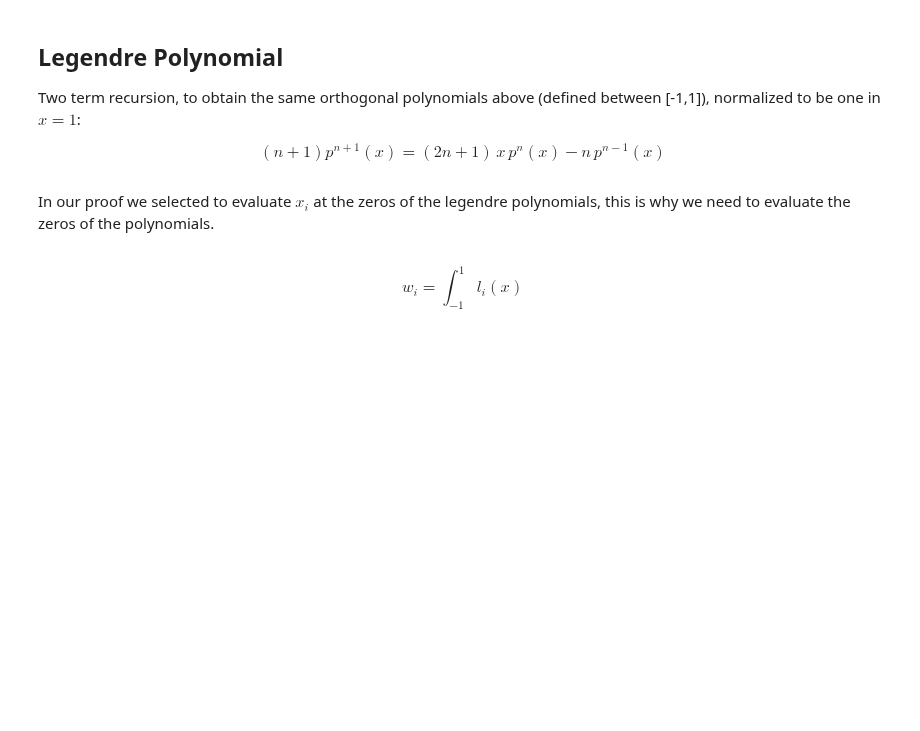
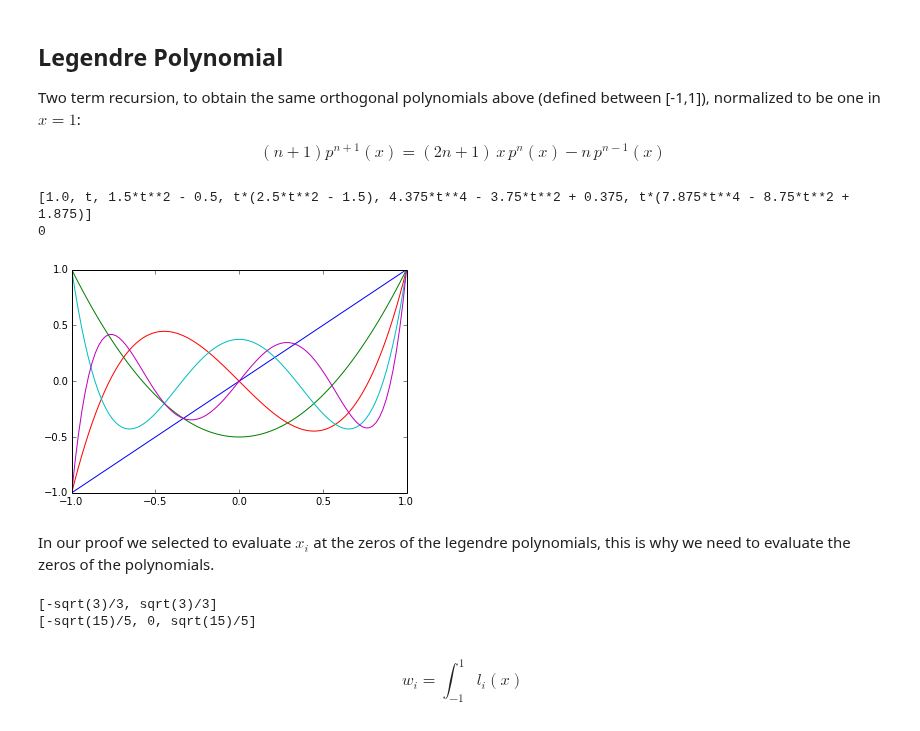
Before and after one commit to sissa/P1.4_seed, a Jupyter notebook: python-lectures/04_best_approximation.ipynb, the cells around one changed output. Saved outputs shown, nothing was run; the diff lists cells and outputs as text; code cells hidden in the pictures; blank space fills up the shorter version.

```diff
--- a/python-lectures/04_best_approximation.ipynb
+++ b/python-lectures/04_best_approximation.ipynb
@@ -116,8 +161,50 @@ Two term recursion, to obtain the same orthogonal polynomials above (defined bet
 $$
 (n+1) p^{n+1}(x) = (2n+1)\, x\, p^n(x) - n\, p^{n-1}(x)
 $$
+# %%
+Pn = [1.,t]
+
+#Pn = [1.,x, ((2*n+1)*x*Pn[n] - n*Pn[n-1])/(n+1.) for n in range(1,2)]
+
+for n in range(1,5):
+    pn1 = ((2*n+1)*t*Pn[n] - n*Pn[n-1])/(n+1.)
+    Pn.append(sym.simplify(pn1))
+
+print(Pn)
+
+#print(sym.poly(p))
+#print(sym.real_roots(sym.poly(p)))
+print(sym.integrate(Pn[4]*Pn[3],(t,-1,1)))
+
+
+x = np.linspace(-1,1,100)
+for p in Pn:
+    if p != 1. :
+        fs = sym.lambdify(t, p, 'numpy')
+        #print x.shape
+        #print fs(x)
+        _ = pl.plot(x,fs(x))
+# %% [output]
+[1.0, t, 1.5*t**2 - 0.5, t*(2.5*t**2 - 1.5), 4.375*t**4 - 3.75*t**2 + 0.375, t*(7.875*t**4 - 8.75*t**2 + 1.875)]
+0
+[figure, added]
 # %% [markdown]
 In our proof we selected to evaluate $x_i$ at the zeros of the legendre polynomials, this is why we need to evaluate the zeros of the polynomials.
+# %%
+print(sym.real_roots(sym.poly(Pn[2])))
+
+#q = [-1.]+sym.real_roots(sym.poly(Pn[2]))+[1.]
+q = sym.real_roots(sym.poly(Pn[3]))
+print(q)
+
+#for p in Pn:
+#    if p != 1. :
+#        #print(sym.poly(p))
+#        #print(sym.real_roots(sym.poly(p)))
+#        print(sym.nroots(sym.poly(p)))
+# %% [output]
+[-sqrt(3)/3, sqrt(3)/3]
+[-sqrt(15)/5, 0, sqrt(15)/5]
 # %% [markdown]
 $$
 w_i = \int_{-1}^{1} l_i(x)
```
Also changed, not shown: parts of 18 cells of this notebook.
